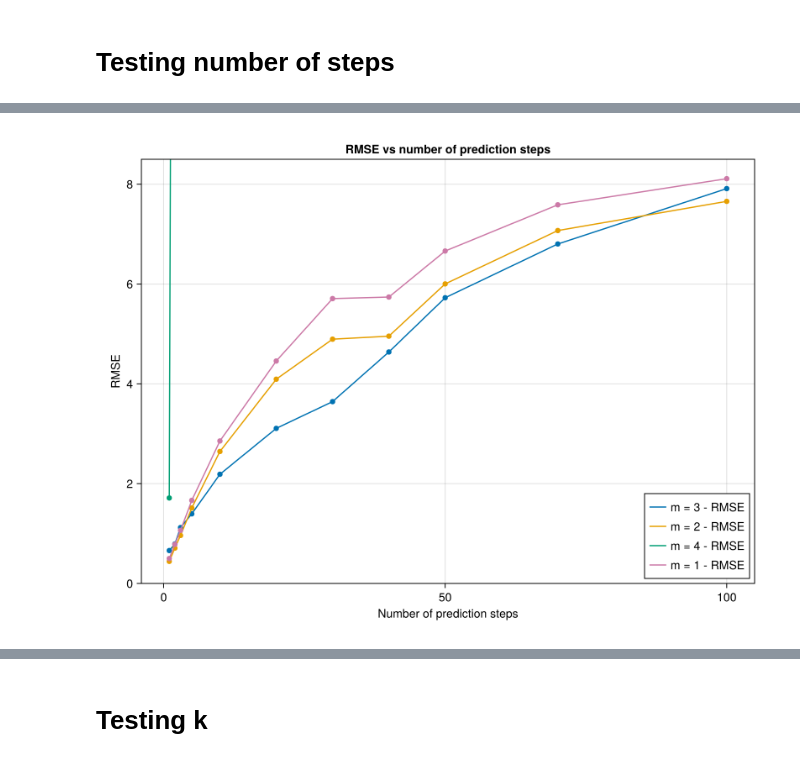
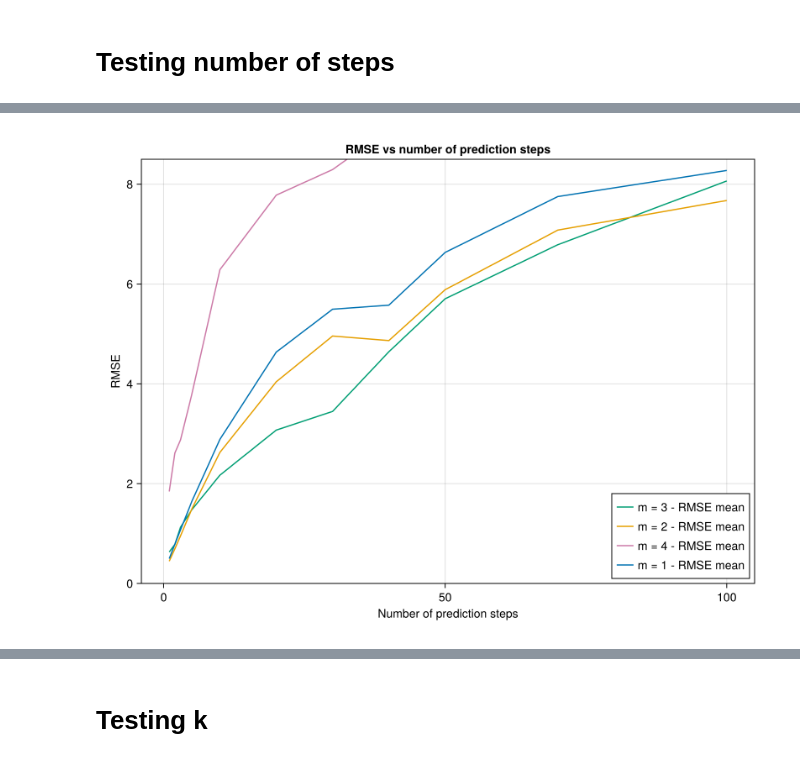
Before and after one commit to HectorMorlet/echo-state-networks, a Jupyter notebook: Notebooks/Hyperparameters/ON_layered.ipynb, the cells around one changed output, grey strips where cells are left out. Saved outputs shown, nothing was run; the diff lists cells and outputs as text; code cells hidden in the pictures.

```diff
--- a/Notebooks/Hyperparameters/ON_layered.ipynb
+++ b/Notebooks/Hyperparameters/ON_layered.ipynb
@@ -42,19 +46,20 @@ end
 # %%
 fig = chart_tests(
     "RMSE vs number of prediction steps",
     "Number of prediction steps",
     "RMSE",
     test_dict,
-    metrics=["RMSE"],
+    error_funcs=["RMSE"],
+    aggregation_funcs=["mean"],
     ylim_low=0,
     ylim_high=8.5
 )
 
 save("RMSE_vs_number_of_prediction_steps.pdf", fig)
 
 fig
 # %% [output]
-[figure, old version]
+[figure, new version]
 # %%
 chart_tests(
     "Turning Partition RMSE vs number of prediction steps",
```
Also changed, not shown: parts of 13 cells of this notebook, 47 other files.
